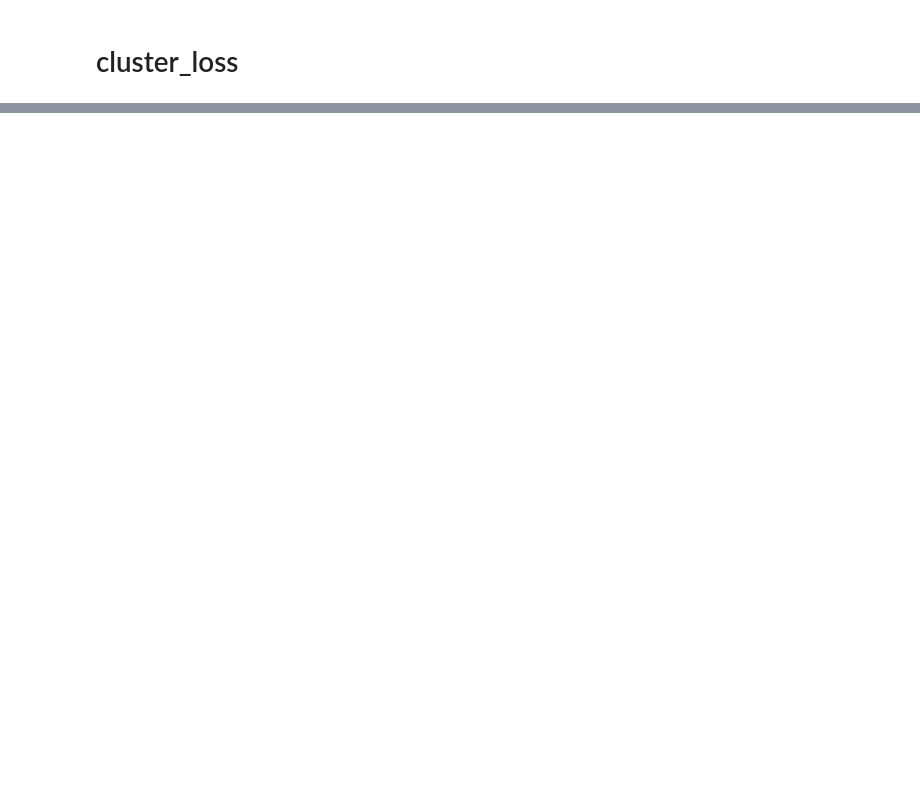
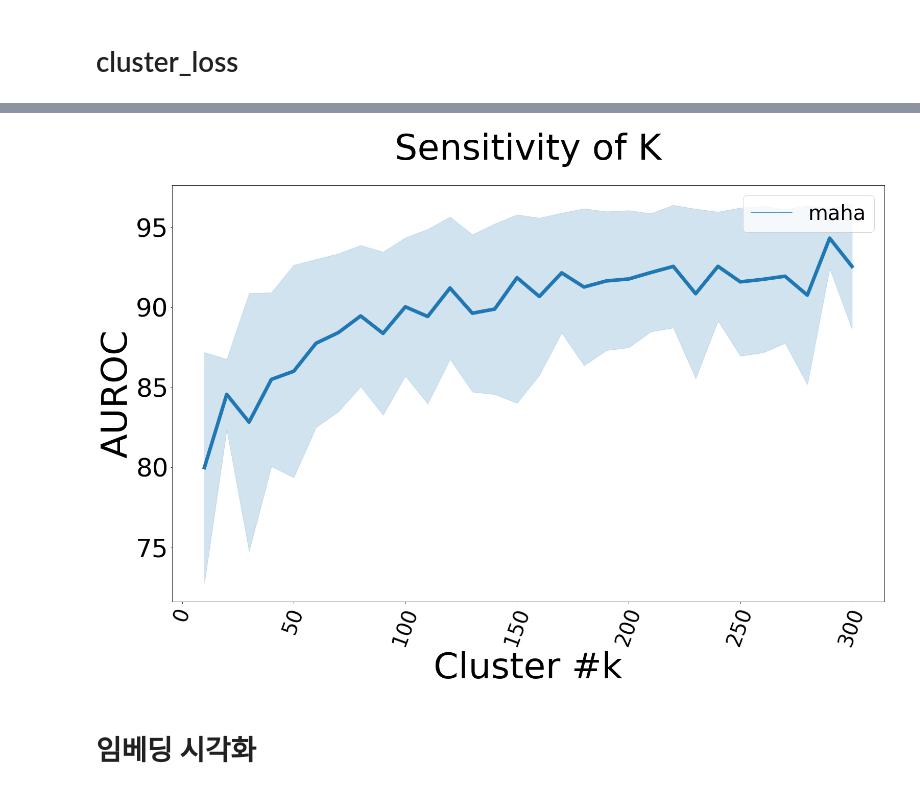
Before and after one commit to leebyounghan/PLL, a Jupyter notebook: CLAD-master/src/run_scripts/result.ipynb, the cells around one changed output, grey strips where cells are left out. Cells and saved outputs as stored; diff of their text form; code cells hidden in the pictures; blank space fills up the shorter version.

```diff
--- a/CLAD-master/src/run_scripts/result.ipynb
+++ b/CLAD-master/src/run_scripts/result.ipynb
@@ -405,0 +100,6 @@ sns.jointplot(data=df, x='db_score', y="multi_sh",hue="Normal_class")
+# %%
+plot_k(df_, hue = "score_func" ,comparision= False)
+# %% [output]
+[figure, added]
+# %% [markdown]
+# 임베딩 시각화
```
Also changed, not shown: parts of 87 cells of this notebook, 17 other files.
